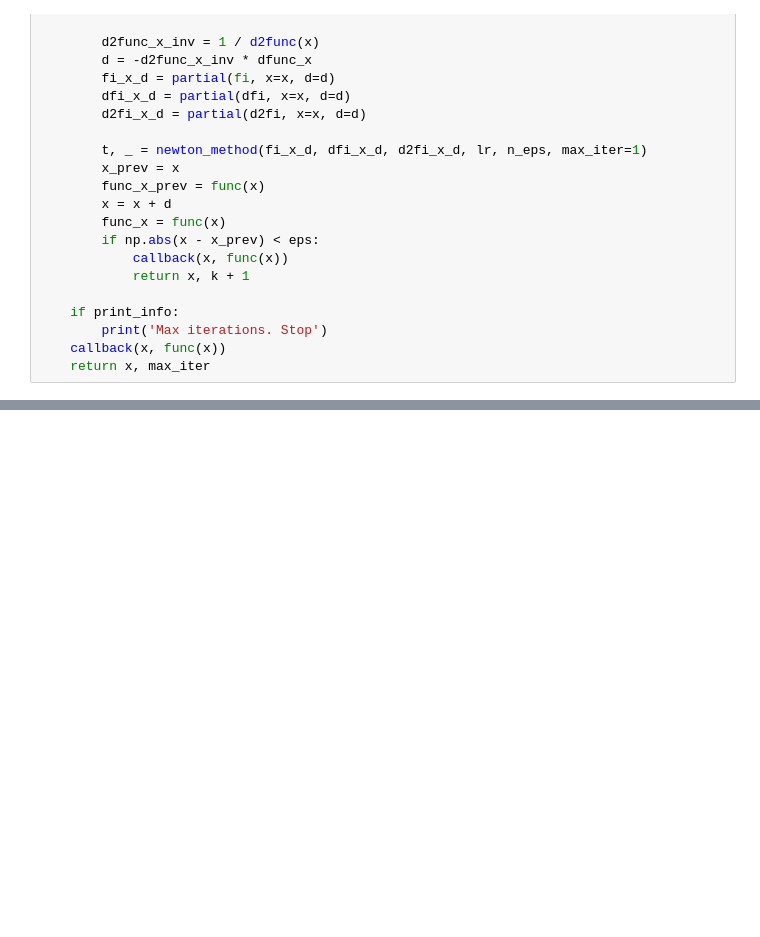
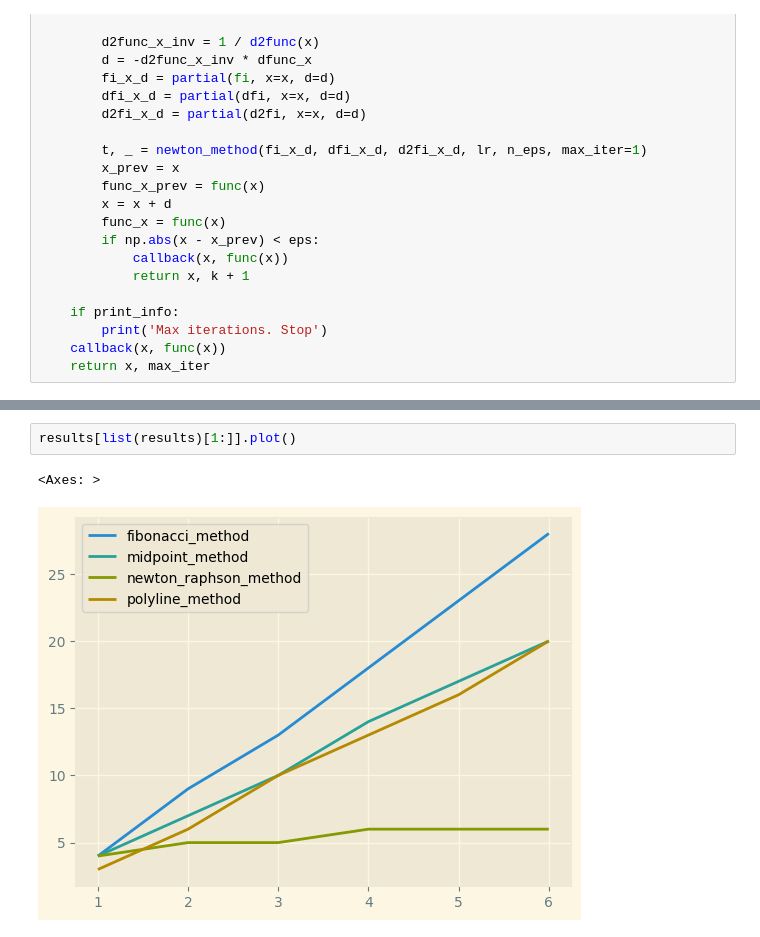
Before and after one commit to WhyNotKo/optimization, a Jupyter notebook: lab 1.ipynb, the cells around one changed output, grey strips where cells are left out. Drawn from its saved outputs; the diff is of its cells as text; blank space fills up the shorter version.

```diff
--- a/lab 1.ipynb
+++ b/lab 1.ipynb
@@ -356,0 +399,5 @@ iter_number
+# %%
+results[list(results)[1:]].plot()
+# %% [output]
+<Axes: >
+[figure, added]
```
Also changed, not shown: parts of 44 cells of this notebook.
